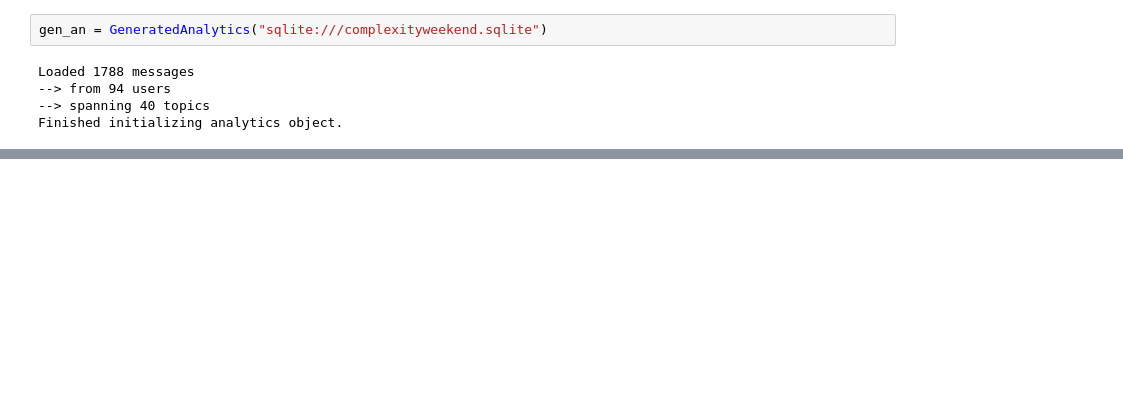
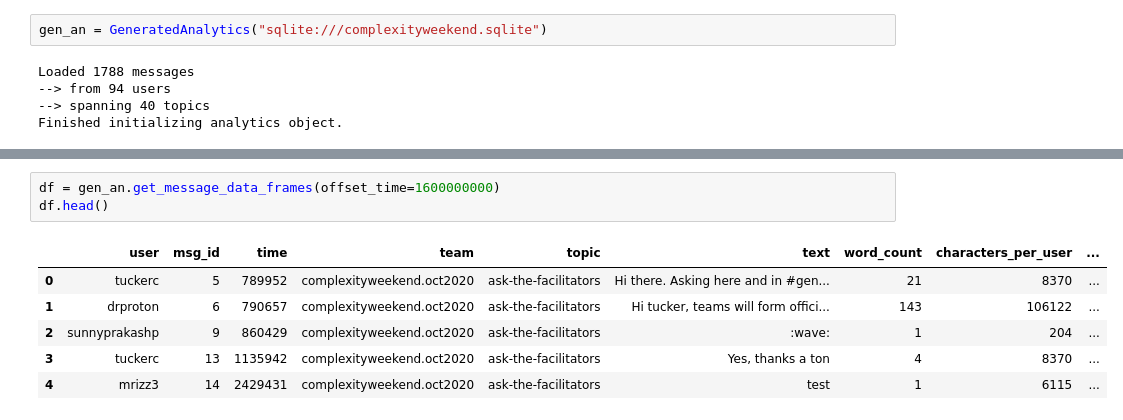
Before and after one commit to dentropy/keybase-binding-original, a Jupyter notebook: generate_graphs.ipynb, the cells around one changed output, grey strips where cells are left out. Drawn from its saved outputs; the diff is of its cells as text; blank space fills up the shorter version.

```diff
--- a/generate_graphs.ipynb
+++ b/generate_graphs.ipynb
@@ -67,0 +93,10 @@ generate_plots(gen_an.number_users_per_topic["users_list"],gen_an.number_users_p
+# %%
+df = gen_an.get_message_data_frames(offset_time=1600000000)
+df.head()
+# %% [output]
+|  | user | msg_id | time | team | topic | text | word_count | characters_per_user | ... |
+| 0 | tuckerc | 5 | 789952 | complexityweekend.oct2020 | ask-the-facilitators | Hi there. Asking here and in #gen... | 21 | 8370 | ... |
+| 1 | drproton | 6 | 790657 | complexityweekend.oct2020 | ask-the-facilitators | Hi tucker, teams will form offici... | 143 | 106122 | ... |
+| 2 | sunnyprakashp | 9 | 860429 | complexityweekend.oct2020 | ask-the-facilitators | :wave: | 1 | 204 | ... |
+| 3 | tuckerc | 13 | 1135942 | complexityweekend.oct2020 | ask-the-facilitators | Yes, thanks a ton | 4 | 8370 | ... |
+| 4 | mrizz3 | 14 | 2429431 | complexityweekend.oct2020 | ask-the-facilitators | test | 1 | 6115 | ... |
```
Also changed, not shown: parts of 9 cells of this notebook, 1 other file.
